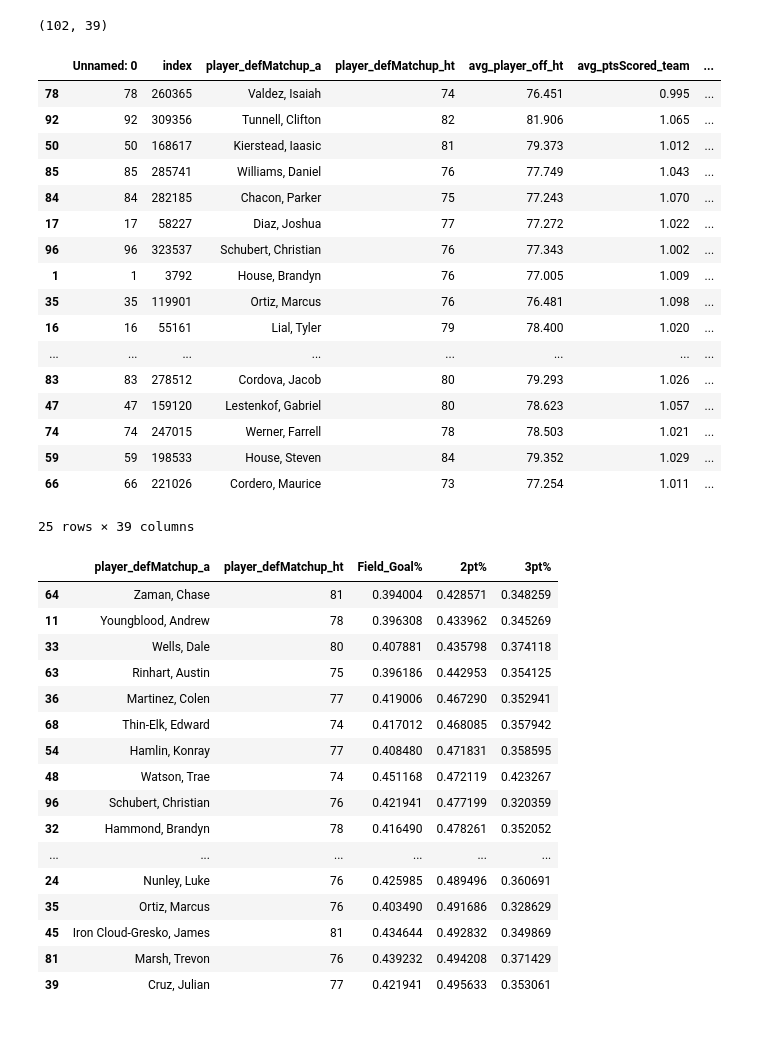
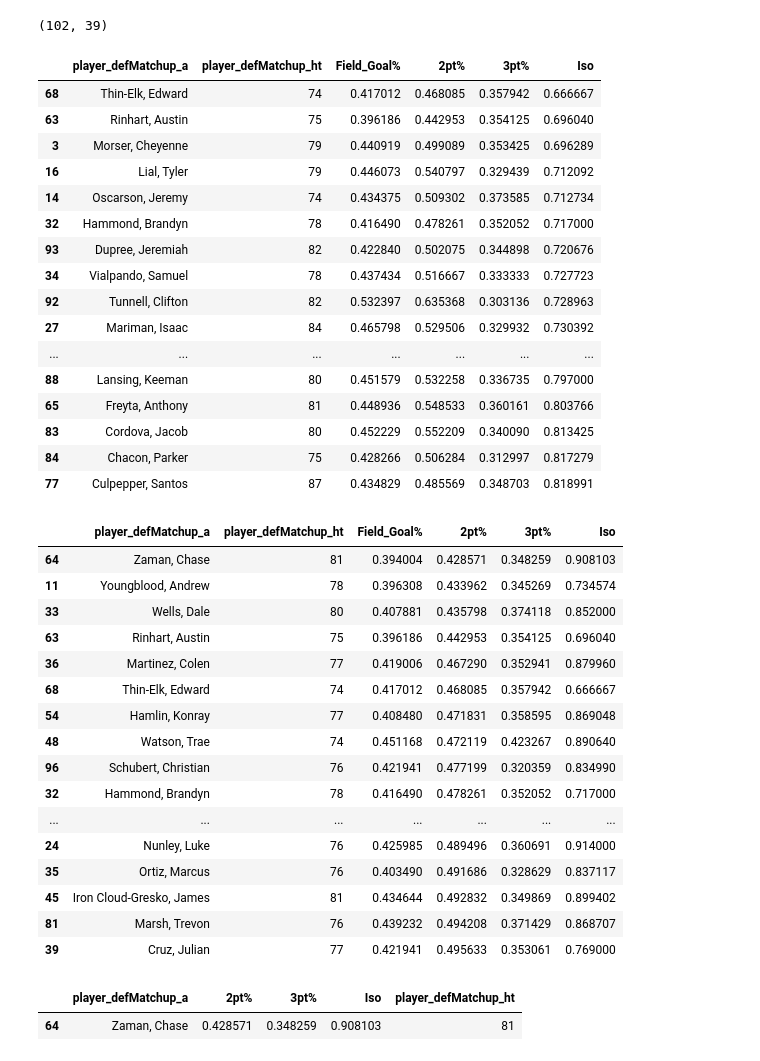
Before and after one commit to a-miller77/2023-Bucks-Hackathon, a Jupyter notebook: main.ipynb, the cells around one changed output. Saved outputs shown, nothing was run; the diff lists cells and outputs as text; code cells hidden in the pictures; blank space fills up the shorter version.

```diff
--- a/main.ipynb
+++ b/main.ipynb
@@ -55,43 +54,48 @@ df = update_df(pd.read_csv('filtered_sets/player_averages.csv'))
 # %% [output]
 (102, 39)
 # %%
-df[['player_defMatchup_a','player_defMatchup_ht','Field_Goal%','2pt%','3pt%']].sort_values(by=['3pt%']).head(25)
+df[['player_defMatchup_a','player_defMatchup_ht','Field_Goal%','2pt%','3pt%', 'Iso']].sort_values(by=['Iso']).head(25)
 # %% [output]
-|  | Unnamed: 0 | index | player_defMatchup_a | player_defMatchup_ht | avg_player_off_ht | avg_ptsScored_team | ... |
-| 78 | 78 | 260365 | Valdez, Isaiah | 74 | 76.451 | 0.995 | ... |
-| 92 | 92 | 309356 | Tunnell, Clifton | 82 | 81.906 | 1.065 | ... |
-| 50 | 50 | 168617 | Kierstead, Iaasic | 81 | 79.373 | 1.012 | ... |
-| 85 | 85 | 285741 | Williams, Daniel | 76 | 77.749 | 1.043 | ... |
-| 84 | 84 | 282185 | Chacon, Parker | 75 | 77.243 | 1.070 | ... |
-| 17 | 17 | 58227 | Diaz, Joshua | 77 | 77.272 | 1.022 | ... |
-| 96 | 96 | 323537 | Schubert, Christian | 76 | 77.343 | 1.002 | ... |
-| 1 | 1 | 3792 | House, Brandyn | 76 | 77.005 | 1.009 | ... |
-| 35 | 35 | 119901 | Ortiz, Marcus | 76 | 76.481 | 1.098 | ... |
-| 16 | 16 | 55161 | Lial, Tyler | 79 | 78.400 | 1.020 | ... |
-| ... | ... | ... | ... | ... | ... | ... | ... |
-| 83 | 83 | 278512 | Cordova, Jacob | 80 | 79.293 | 1.026 | ... |
-| 47 | 47 | 159120 | Lestenkof, Gabriel | 80 | 78.623 | 1.057 | ... |
-| 74 | 74 | 247015 | Werner, Farrell | 78 | 78.503 | 1.021 | ... |
-| 59 | 59 | 198533 | House, Steven | 84 | 79.352 | 1.029 | ... |
-| 66 | 66 | 221026 | Cordero, Maurice | 73 | 77.254 | 1.011 | ... |
+|  | player_defMatchup_a | player_defMatchup_ht | Field_Goal% | 2pt% | 3pt% | Iso |
+| 68 | Thin-Elk, Edward | 74 | 0.417012 | 0.468085 | 0.357942 | 0.666667 |
+| 63 | Rinhart, Austin | 75 | 0.396186 | 0.442953 | 0.354125 | 0.696040 |
+| 3 | Morser, Cheyenne | 79 | 0.440919 | 0.499089 | 0.353425 | 0.696289 |
+| 16 | Lial, Tyler | 79 | 0.446073 | 0.540797 | 0.329439 | 0.712092 |
+| 14 | Oscarson, Jeremy | 74 | 0.434375 | 0.509302 | 0.373585 | 0.712734 |
+| 32 | Hammond, Brandyn | 78 | 0.416490 | 0.478261 | 0.352052 | 0.717000 |
+| 93 | Dupree, Jeremiah | 82 | 0.422840 | 0.502075 | 0.344898 | 0.720676 |
+| 34 | Vialpando, Samuel | 78 | 0.437434 | 0.516667 | 0.333333 | 0.727723 |
+| 92 | Tunnell, Clifton | 82 | 0.532397 | 0.635368 | 0.303136 | 0.728963 |
+| 27 | Mariman, Isaac | 84 | 0.465798 | 0.529506 | 0.329932 | 0.730392 |
+| ... | ... | ... | ... | ... | ... | ... |
+| 88 | Lansing, Keeman | 80 | 0.451579 | 0.532258 | 0.336735 | 0.797000 |
+| 65 | Freyta, Anthony | 81 | 0.448936 | 0.548533 | 0.360161 | 0.803766 |
+| 83 | Cordova, Jacob | 80 | 0.452229 | 0.552209 | 0.340090 | 0.813425 |
+| 84 | Chacon, Parker | 75 | 0.428266 | 0.506284 | 0.312997 | 0.817279 |
+| 77 | Culpepper, Santos | 87 | 0.434829 | 0.485569 | 0.348703 | 0.818991 |
-25 rows × 39 columns
 # %%
-df[['player_defMatchup_a','player_defMatchup_ht','Field_Goal%','2pt%','3pt%']].sort_values(by=['2pt%']).head(25)
+df[['player_defMatchup_a','player_defMatchup_ht','Field_Goal%','2pt%','3pt%', 'Iso']].sort_values(by=['2pt%']).head(25)
 # %% [output]
-|  | player_defMatchup_a | player_defMatchup_ht | Field_Goal% | 2pt% | 3pt% |
-| 64 | Zaman, Chase | 81 | 0.394004 | 0.428571 | 0.348259 |
-| 11 | Youngblood, Andrew | 78 | 0.396308 | 0.433962 | 0.345269 |
-| 33 | Wells, Dale | 80 | 0.407881 | 0.435798 | 0.374118 |
-| 63 | Rinhart, Austin | 75 | 0.396186 | 0.442953 | 0.354125 |
-| 36 | Martinez, Colen | 77 | 0.419006 | 0.467290 | 0.352941 |
-| 68 | Thin-Elk, Edward | 74 | 0.417012 | 0.468085 | 0.357942 |
-| 54 | Hamlin, Konray | 77 | 0.408480 | 0.471831 | 0.358595 |
-| 48 | Watson, Trae | 74 | 0.451168 | 0.472119 | 0.423267 |
-| 96 | Schubert, Christian | 76 | 0.421941 | 0.477199 | 0.320359 |
-| 32 | Hammond, Brandyn | 78 | 0.416490 | 0.478261 | 0.352052 |
-| ... | ... | ... | ... | ... | ... |
-| 24 | Nunley, Luke | 76 | 0.425985 | 0.489496 | 0.360691 |
-| 35 | Ortiz, Marcus | 76 | 0.403490 | 0.491686 | 0.328629 |
-| 45 | Iron Cloud-Gresko, James | 81 | 0.434644 | 0.492832 | 0.349869 |
-| 81 | Marsh, Trevon | 76 | 0.439232 | 0.494208 | 0.371429 |
-| 39 | Cruz, Julian | 77 | 0.421941 | 0.495633 | 0.353061 |
+|  | player_defMatchup_a | player_defMatchup_ht | Field_Goal% | 2pt% | 3pt% | Iso |
+| 64 | Zaman, Chase | 81 | 0.394004 | 0.428571 | 0.348259 | 0.908103 |
+| 11 | Youngblood, Andrew | 78 | 0.396308 | 0.433962 | 0.345269 | 0.734574 |
+| 33 | Wells, Dale | 80 | 0.407881 | 0.435798 | 0.374118 | 0.852000 |
+| 63 | Rinhart, Austin | 75 | 0.396186 | 0.442953 | 0.354125 | 0.696040 |
+| 36 | Martinez, Colen | 77 | 0.419006 | 0.467290 | 0.352941 | 0.879960 |
+| 68 | Thin-Elk, Edward | 74 | 0.417012 | 0.468085 | 0.357942 | 0.666667 |
+| 54 | Hamlin, Konray | 77 | 0.408480 | 0.471831 | 0.358595 | 0.869048 |
+| 48 | Watson, Trae | 74 | 0.451168 | 0.472119 | 0.423267 | 0.890640 |
+| 96 | Schubert, Christian | 76 | 0.421941 | 0.477199 | 0.320359 | 0.834990 |
+| 32 | Hammond, Brandyn | 78 | 0.416490 | 0.478261 | 0.352052 | 0.717000 |
+| ... | ... | ... | ... | ... | ... | ... |
+| 24 | Nunley, Luke | 76 | 0.425985 | 0.489496 | 0.360691 | 0.914000 |
+| 35 | Ortiz, Marcus | 76 | 0.403490 | 0.491686 | 0.328629 | 0.837117 |
+| 45 | Iron Cloud-Gresko, James | 81 | 0.434644 | 0.492832 | 0.349869 | 0.899402 |
+| 81 | Marsh, Trevon | 76 | 0.439232 | 0.494208 | 0.371429 | 0.868707 |
+| 39 | Cruz, Julian | 77 | 0.421941 | 0.495633 | 0.353061 | 0.769000 |
+# %%
+player = df[df['player_defMatchup_a'] == "Zaman, Chase"]
+player[['player_defMatchup_a', '2pt%', '3pt%', 'Iso', 'player_defMatchup_ht']]
+# %% [output]
+|  | player_defMatchup_a | 2pt% | 3pt% | Iso | player_defMatchup_ht |
+| 64 | Zaman, Chase | 0.428571 | 0.348259 | 0.908103 | 81 |
```
Also changed, not shown: parts of 4 cells of this notebook, 1 other file.
